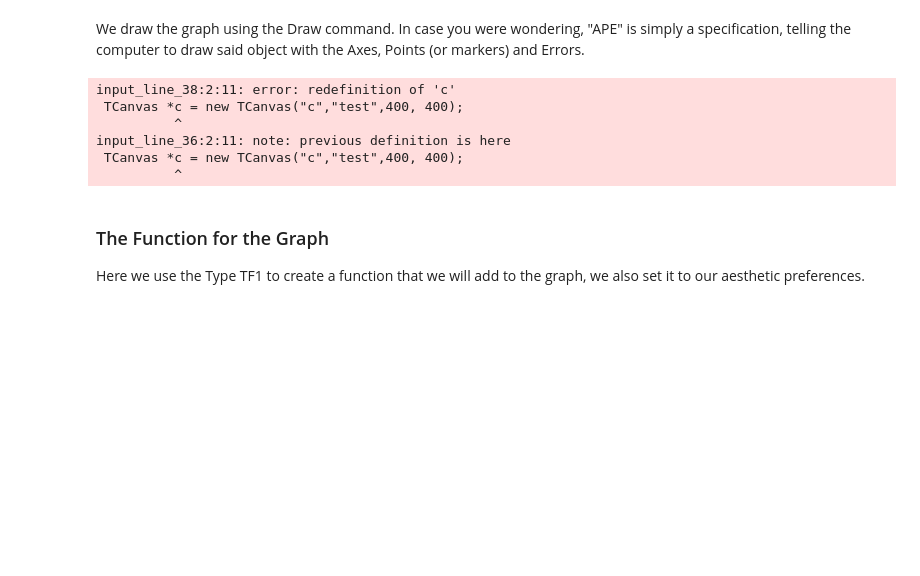
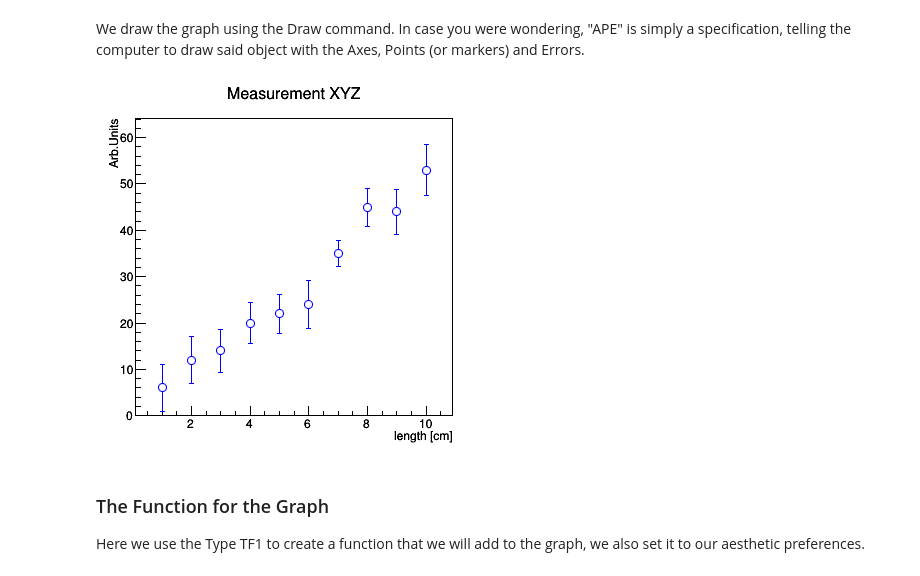
Before and after one commit to rkunnawa/RootTutorial, a Jupyter notebook: Macro1_cpp.ipynb, the cells around one changed output. Cells and saved outputs as stored; diff of their text form; code cells hidden in the pictures; blank space fills up the shorter version.

```diff
--- a/Macro1_cpp.ipynb
+++ b/Macro1_cpp.ipynb
@@ -35,15 +26,10 @@ graph.SetFillColor(0);
 We draw the graph using the Draw command. In case you were wondering, "APE" is simply a specification, telling the computer to draw said object with the Axes, Points (or markers) and Errors.
 # %%
 TCanvas *c = new TCanvas("c","test",400, 400);
-graph.Draw("APE");
-c->Draw();
+graph->Draw("APE");
+c->Draw()
 # %% [output]
-input_line_38:2:11: error: redefinition of 'c'
- TCanvas *c = new TCanvas("c","test",400, 400);
-          ^
-input_line_36:2:11: note: previous definition is here
- TCanvas *c = new TCanvas("c","test",400, 400);
-          ^
+[figure, added]
 # %% [markdown]
 ### The Function for the Graph
 Here we use the Type TF1 to create a function that we will add to the graph, we also set it to our aesthetic preferences.
```
Also changed, not shown: parts of 6 cells of this notebook, 11 other files.
